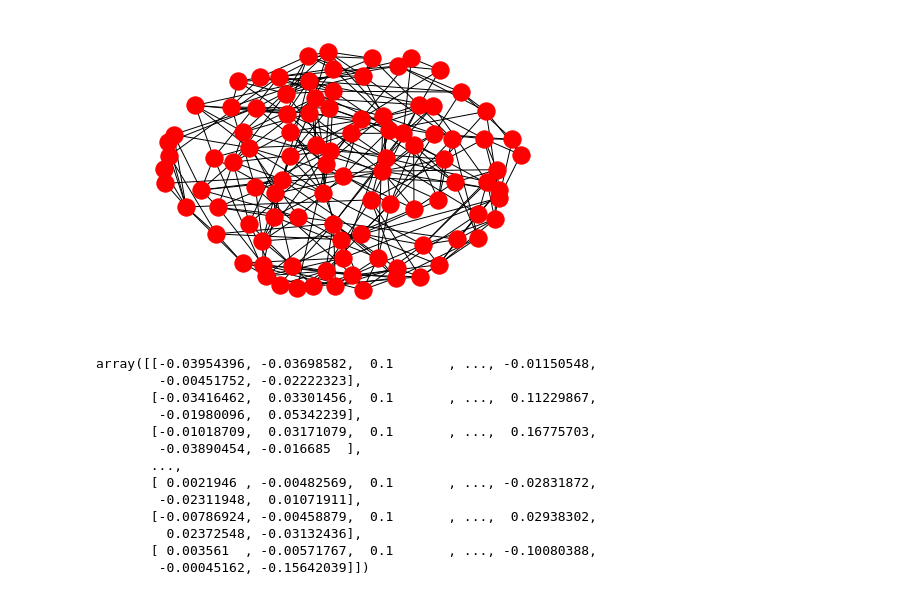
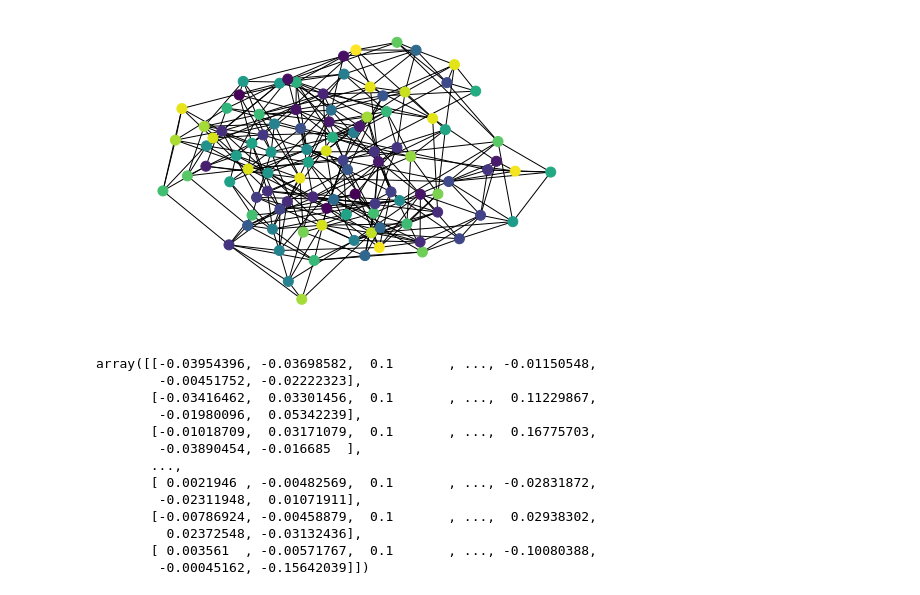
Before and after one commit to holdenlee/network-dynamics, a Jupyter notebook: Recommendation friends to reduce polarization.ipynb, the cells around one changed output. Saved outputs shown, nothing was run; the diff lists cells and outputs as text; code cells hidden in the pictures.

Commit message:
visualize ideology with color scale

```diff
--- a/Recommendation friends to reduce polarization.ipynb
+++ b/Recommendation friends to reduce polarization.ipynb
@@ -120,14 +120,14 @@ plt.clf()
 # %%
 G=init_graph(100)
+colors = [person.ideo for person in G.nodes()]
 #print(G.nodes())
-for t in range(100):
+for t in range(1000):
     loop_step(G)
-    if t%10==0:
-        plt.clf()
-        nx.draw(G)
+plt.clf()
+nx.draw(G, node_size=100, node_color = colors, cmap=plt.cm.viridis)
 #nx.draw(G)
 # %% [output]
-[figure, old version]
+[figure, new version]
 # %%
 import numpy.linalg as la
 import numpy as np
```
Also changed, not shown: parts of 1 cell of this notebook.
